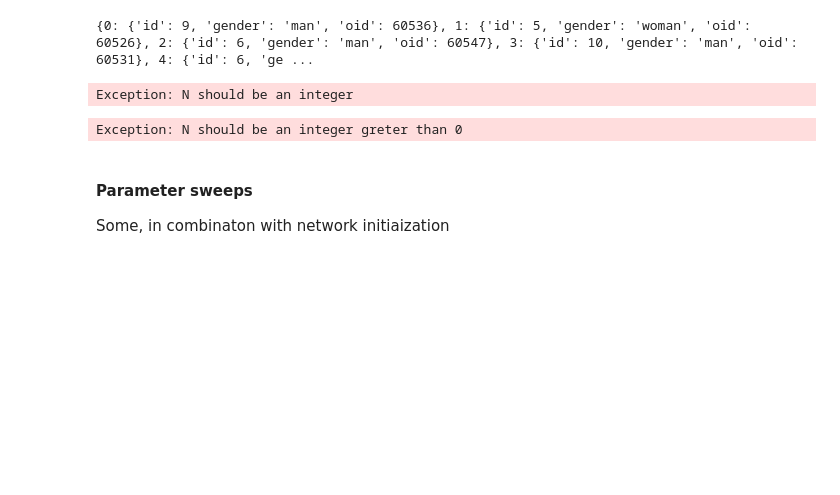
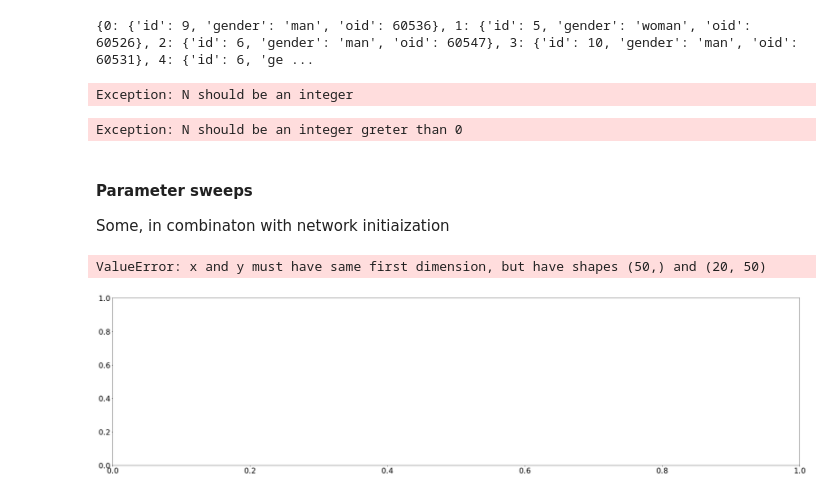
Before and after one commit to jastiso/modeling_citations, a Jupyter notebook: scripts/class_fn_test.ipynb, the cells around one changed output. Saved outputs shown, nothing was run; the diff lists cells and outputs as text; code cells hidden in the pictures; blank space fills up the shorter version.

```diff
--- a/scripts/class_fn_test.ipynb
+++ b/scripts/class_fn_test.ipynb
@@ -194,7 +194,7 @@ class Author:
 
         if start == None:
             # make sure the starting node is connected to something
-            start = np.random.choice(a.network.vs.select(_degree_gt = 0)).index
+            start = np.random.choice(a.network.vs.select(_degree_gt = 1)).index
         bib[0] = {'id': start,
                   'gender':self.network.vs['gender'][start],
                   'oid':self.network.vs['oid'][start]}
@@ -222,6 +222,11 @@ class Author:
                         next_node = np.random.choice(nodes, p=transitionProb)
                     except:
                         print(nodes)
+                        print(bib)
+                        print(self.network.degree(bib[i-1]['id']))
+                        print(bib[i-1]['id'])
+                        print(a.network.vs.select(_degree_gt = 1)['gender'])
+                        raise Exception("")
 
                 bib[i] = {'id': next_node,
                       'gender':self.network.vs['gender'][next_node],
@@ -253,0 +278,4 @@ bib = a.get_cites(70)
+# %%
+x = 1
+while x != 0:
+    x = a.network.vs[np.random.choice(a.network.vs.select(_degree_gt = 0)).index].degree()
@@ -699,5 +729,18 @@ cites = Parallel(n_jobs=1)(
     delayed(test_cites)(b,g,node_2_gender,nn,nb,nSim)
     for b in tqdm(walk_biases)
 )
+# %%
+plt.rcParams.update({'font.size': 25})
+plt.figure(figsize=(40,10))
+plt.plot(net_biases, np.reshape(genderProps, (nSim, len(net_biases))), linewidth=3.0)
+plt.ylabel('Proportion of woman:man in network')
+plt.xlabel('Walk Bias')
+
+plt.grid(True)
+plt.show()
+plt.draw()
+# %% [output]
+ValueError: x and y must have same first dimension, but have shapes (50,) and (20, 50)
+[figure, added]
 # %%
 # citation bias with different network biases
```
Also changed, not shown: parts of 3 cells of this notebook.
